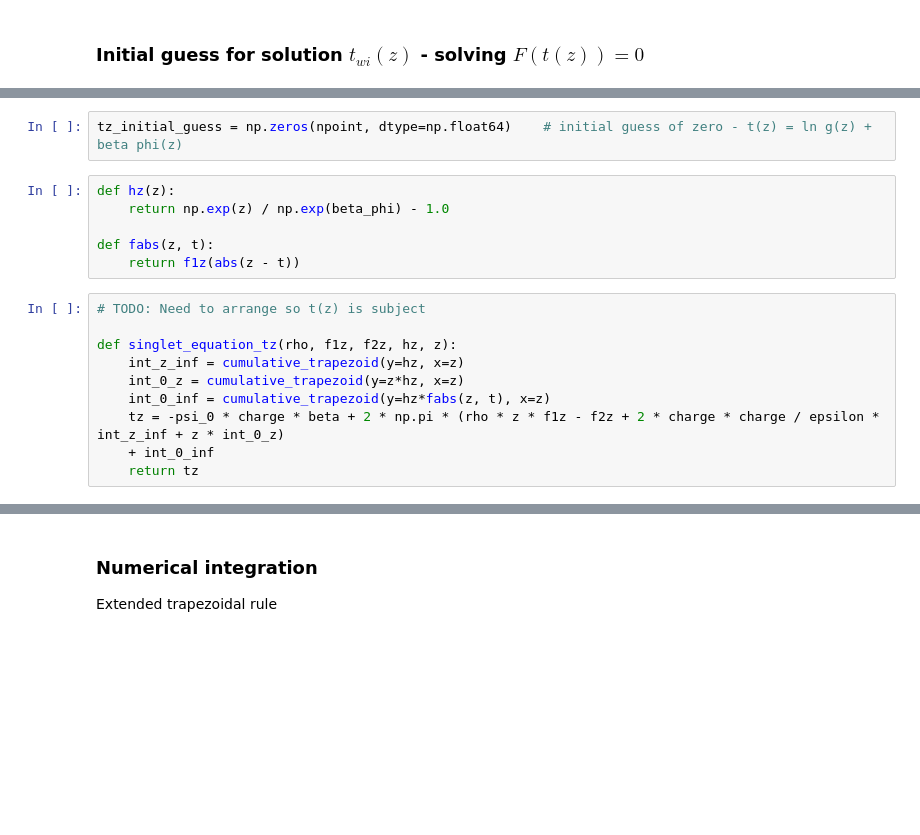
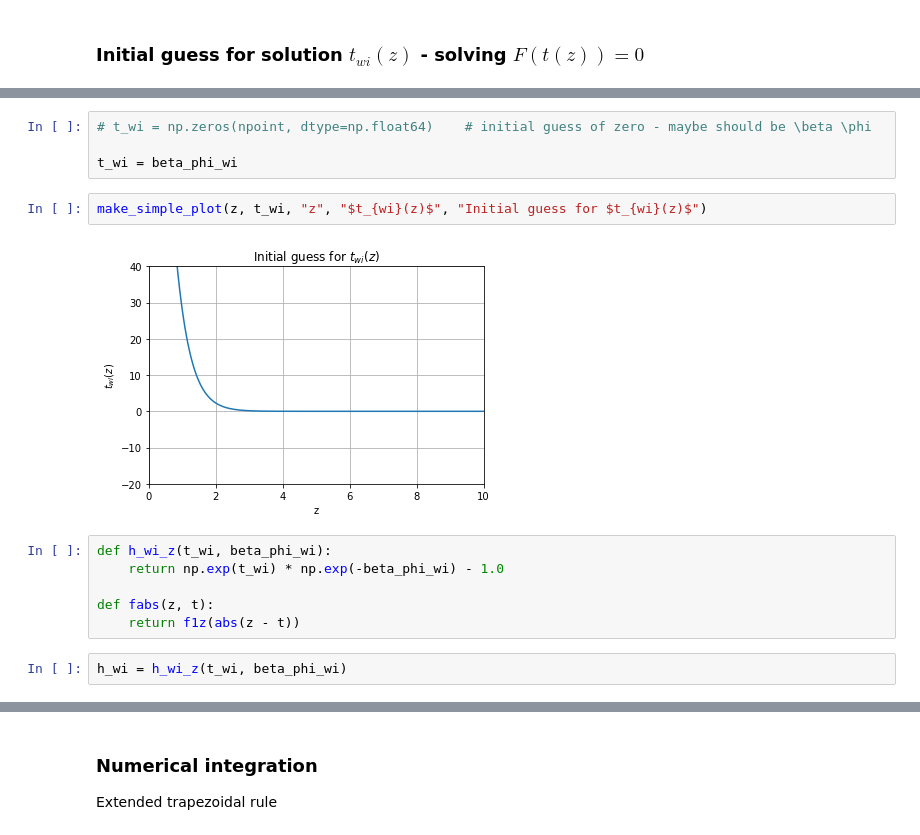
Before and after one commit to Mjboothaus/PhD-Thesis, a Jupyter notebook: notebooks/singlet_kcl.ipynb, the cells around one changed output, grey strips where cells are left out. Cells and saved outputs as stored; diff of their text form; blank space fills up the shorter version.

```diff
--- a/notebooks/singlet_kcl.ipynb
+++ b/notebooks/singlet_kcl.ipynb
@@ -177,18 +182,16 @@ f2z = np.zeros(npoint, dtype=np.float64)
 # %%
-tz_initial_guess = np.zeros(npoint, dtype=np.float64)    # initial guess of zero - t(z) = ln g(z) + beta phi(z)
+# t_wi = np.zeros(npoint, dtype=np.float64)    # initial guess of zero - maybe should be \beta \phi
+
+t_wi = beta_phi_wi
+# %%
+make_simple_plot(z, t_wi, "z", "$t_{wi}(z)$", "Initial guess for $t_{wi}(z)$")
+# %% [output]
+[figure, added]
 # %%
-def hz(z):
-    return np.exp(z) / np.exp(beta_phi) - 1.0
+def h_wi_z(t_wi, beta_phi_wi):
+    return np.exp(t_wi) * np.exp(-beta_phi_wi) - 1.0
 
 def fabs(z, t):
     return f1z(abs(z - t))
-# %%
-# TODO: Need to arrange so t(z) is subject
-
-def singlet_equation_tz(rho, f1z, f2z, hz, z):
-    int_z_inf = cumulative_trapezoid(y=hz, x=z)
-    int_0_z = cumulative_trapezoid(y=z*hz, x=z)
-    int_0_inf = cumulative_trapezoid(y=hz*fabs(z, t), x=z)
-    tz = -psi_0 * charge * beta + 2 * np.pi * (rho * z * f1z - f2z + 2 * charge * charge / epsilon * int_z_inf + z * int_0_z)
-    + int_0_inf
-    return tz
+# %%
+h_wi = h_wi_z(t_wi, beta_phi_wi)
```
Also changed, not shown: parts of 26 cells of this notebook, 3 other files.
